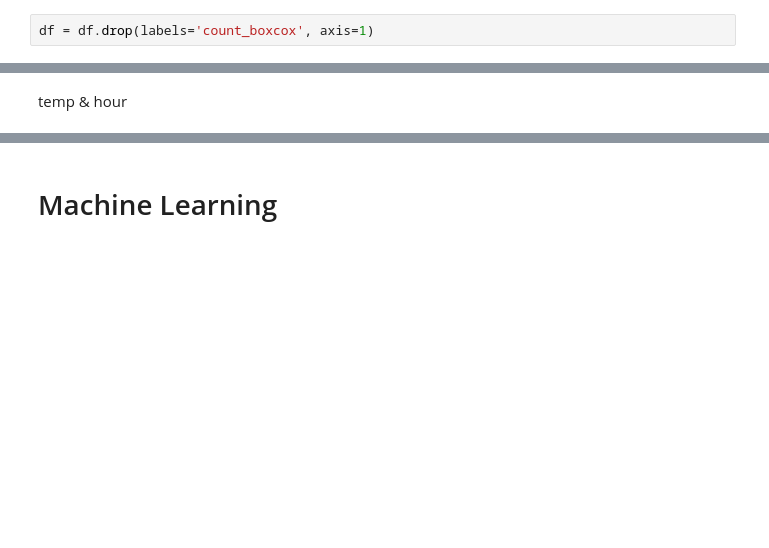
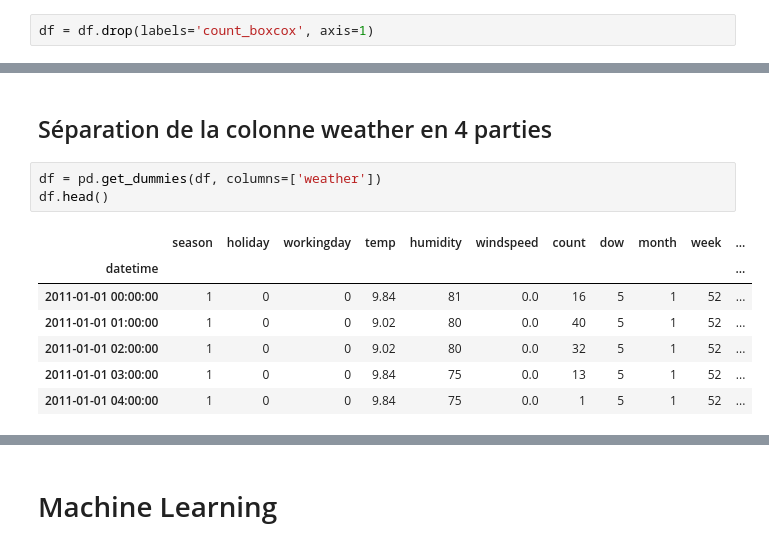
Before and after one commit to fredkron/Kaggle_Bike-Sharing, a Jupyter notebook: notebooks/bike_sharing.ipynb, the cells around one changed output, grey strips where cells are left out. Drawn from its saved outputs; the diff is of its cells as text; blank space fills up the shorter version.

```diff
--- a/notebooks/bike_sharing.ipynb
+++ b/notebooks/bike_sharing.ipynb
@@ -943,5 +943,16 @@ df.head()
 | 2011-01-01 02:00:00 | 1 | 0 | 0 | 1 | 9.02 | 80 | 0.0 | 32 | 5 | 1 | ... |
 | 2011-01-01 03:00:00 | 1 | 0 | 0 | 1 | 9.84 | 75 | 0.0 | 13 | 5 | 1 | ... |
 | 2011-01-01 04:00:00 | 1 | 0 | 0 | 1 | 9.84 | 75 | 0.0 | 1 | 5 | 1 | ... |
-# %% [markdown]
-temp & hour
+# %% [markdown]
+## Séparation de la colonne weather en 4 parties
+# %%
+df = pd.get_dummies(df, columns=['weather'])
+df.head()
+# %% [output]
+|  | season | holiday | workingday | temp | humidity | windspeed | count | dow | month | week | ... |
+| datetime |  |  |  |  |  |  |  |  |  |  | ... |
+| 2011-01-01 00:00:00 | 1 | 0 | 0 | 9.84 | 81 | 0.0 | 16 | 5 | 1 | 52 | ... |
+| 2011-01-01 01:00:00 | 1 | 0 | 0 | 9.02 | 80 | 0.0 | 40 | 5 | 1 | 52 | ... |
+| 2011-01-01 02:00:00 | 1 | 0 | 0 | 9.02 | 80 | 0.0 | 32 | 5 | 1 | 52 | ... |
+| 2011-01-01 03:00:00 | 1 | 0 | 0 | 9.84 | 75 | 0.0 | 13 | 5 | 1 | 52 | ... |
+| 2011-01-01 04:00:00 | 1 | 0 | 0 | 9.84 | 75 | 0.0 | 1 | 5 | 1 | 52 | ... |
```
Also changed, not shown: parts of 33 cells of this notebook, 1 other file.
